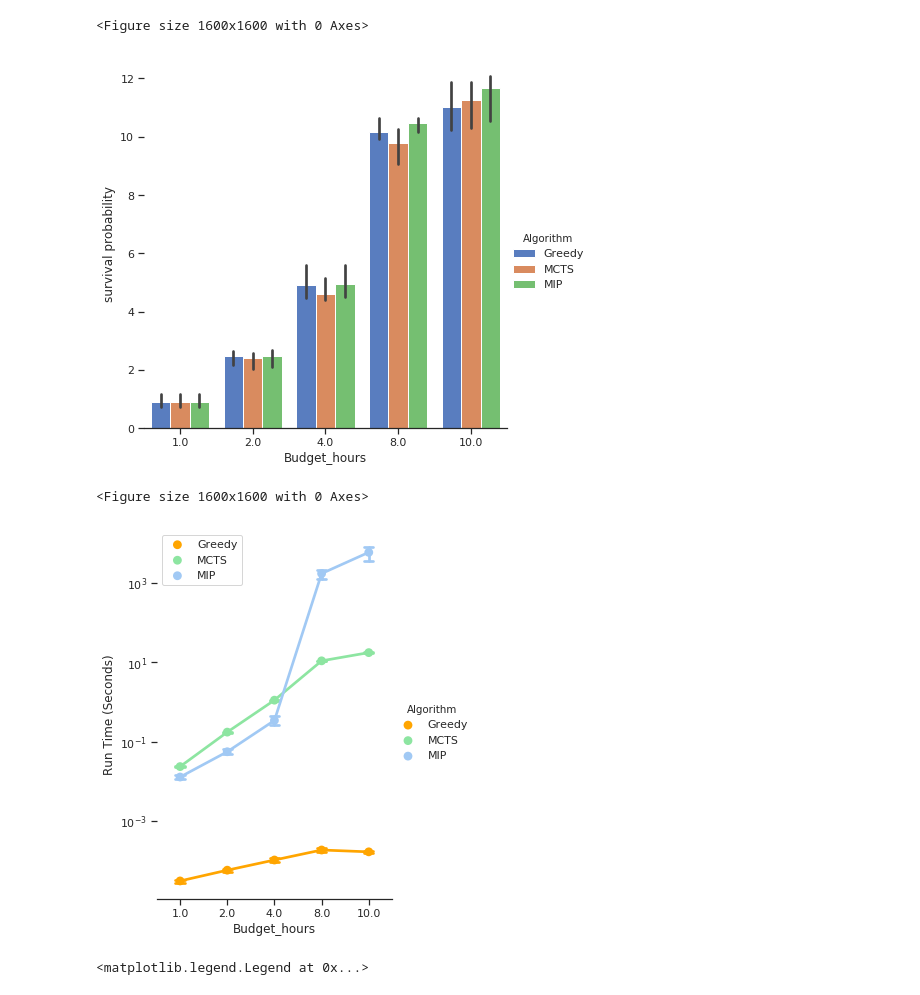
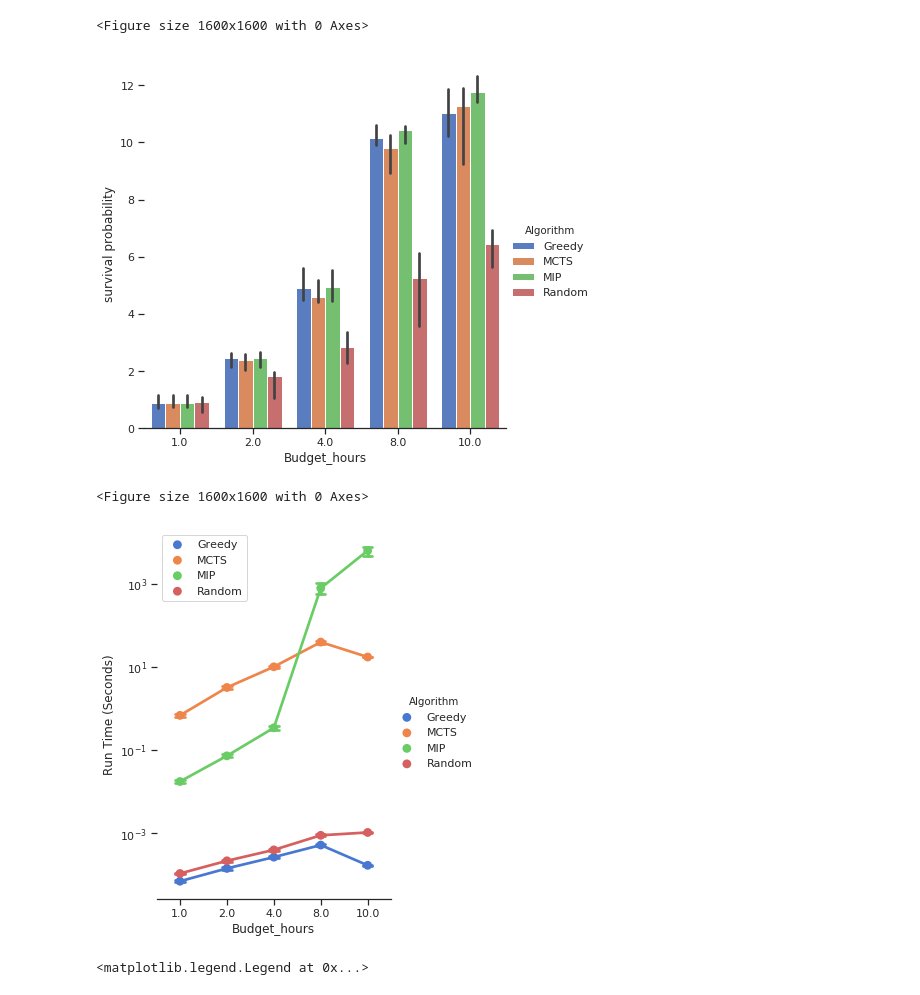
Before and after one commit to mlfrantz/OSU_MS_Robotics_Thesis, a Jupyter notebook: src/plotting_notebook.ipynb, the cells around one changed output. Drawn from its saved outputs; the diff is of its cells as text; code cells hidden in the pictures.

Commit message:
Updated plotting with new Random data

```diff
--- a/src/plotting_notebook.ipynb
+++ b/src/plotting_notebook.ipynb
@@ -21,8 +21,9 @@ def normalized(x, **kws):
     x_max = np.max(x)
     return (x - x_min) / (x_max - x_min)
 
-# dataPath = 'data/budget_test_all.csv'
+dataPath = 'data/budget_test_all.csv'
 # dataPath = 'data/constraint_test_all.csv'
+# dataPath = 'data/single_constraint_compare.csv'
 
 file_path = os.path.join(os.path.abspath('..'), dataPath)
 df = pd.read_csv(file_path)
@@ -51,21 +52,21 @@ g.set_ylabels("survival probability")
 plt.show()
 # %% [output]
 <Figure size 1600x1600 with 0 Axes>
-[figure, old version]
+[figure, new version]
 # %%
 # # This is line plot for time
 fig = plt.figure(figsize=(10,10), dpi=160, facecolor='w')
 g = sns.catplot(x="Budget_hours", y="Run_Time_(sec)", hue="Algorithm",
-                capsize=.2, palette=["orange", "g", "b"], height=6, aspect=.75,
+                capsize=.2, palette="muted", height=6, aspect=.75,
                 kind="point", data=df.query("Budget_hours < 12"), log=True)
 g.set(yscale="log")
 g.despine(left=True)
 g.set_ylabels("Run Time (Seconds)")
 plt.legend(loc='upper left')
 plt.show()
 # %% [output]
 <Figure size 1600x1600 with 0 Axes>
-[figure, old version]
+[figure, new version]
 # %%
 # Used for comparison on just MIP algorithm with different constraints
 dataPath = 'data/single_constraint_compare.csv'
```
Also changed, not shown: parts of 1 cell of this notebook.
